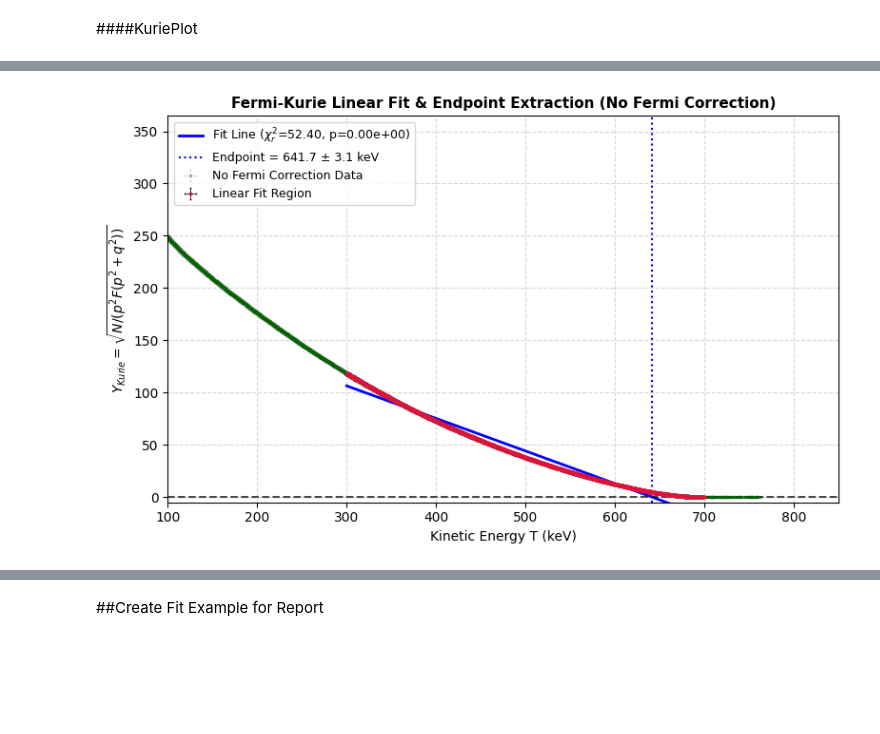
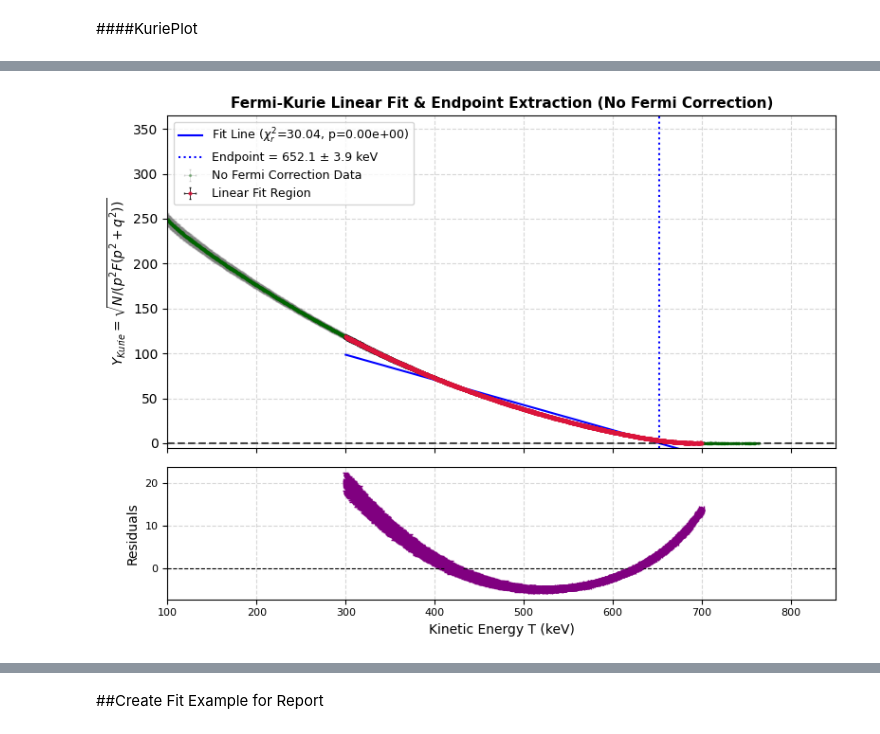
Before and after one commit to BoogyWinterfell/neutrino-mass-lab, a Jupyter notebook: Neutrino_Mass_Workspace_Amir_and_Ben.ipynb, the cells around one changed output, grey strips where cells are left out. Cells and saved outputs as stored; diff of their text form; code cells hidden in the pictures; blank space fills up the shorter version.

```diff
--- a/Neutrino_Mass_Workspace_Amir_and_Ben.ipynb
+++ b/Neutrino_Mass_Workspace_Amir_and_Ben.ipynb
@@ -10,7 +10,7 @@ Keep the path as it is if you are running from google colab, just place the dire
 # Define new local paths
 
 # Where the OriginalMeasurements are. Will be used only once here.
-base_dir = "/content/neutrino-mass-data/OriginalMeasurements"
+base_dir = "/content/"
 
 # Where the csv version of all the measurements will be saved.
 # PAY ATTENTION out_dir is used implicitly over the entire notebook.
@@ -938,10 +969,10 @@ m_err = m_err
 c_val = c
 c_err = c_err
 
-Z_daughter = 81.0
+Z_daughter = 82.0
 A = A_mass = 204.0
-endpoint_kev = 763.4
-rest_mass_kev = 510.99895
+endpoint_kev = 763.76
+rest_mass_kev = 510.99895069
 alpha = fine_structure_constant = 1/137.036
 
 ch_zero = -c_val / m_val
@@ -997,12 +1028,12 @@ def calculate_fermi_function_error(
   dlnp_de = w_kev / (p_kev**2)
   deta_de = -(alpha * z * (rest_mass_kev**2)) / (p_kev**3)
   df_de = f_val * ((2.0 * s - 2.0) * dlnp_de + dlnf_deta * deta_de)
-  error_terms = np.abs(df_de * d_energy_kev)
+  error_terms = np.abs(df_de * d_energy_kev/rest_mass_kev)
   match mode:
         case 'none':
             return 0
         case 'non-relativistic':
-            return deta_de*2*np.pi*((1-np.exp(-2 * np.pi * eta)) - eta*2*np.pi*(np.exp(-2 * np.pi * eta)))/((1-np.exp(-2*np.pi * eta))**2)
+            return deta_de*2*np.pi*((1-np.exp(-2 * np.pi * eta)) - eta*2*np.pi*(np.exp(-2 * np.pi * eta)))/((1-np.exp(-2*np.pi * eta))**2)* d_energy_kev/rest_mass_kev
         case 'relativistic':
             return error_terms
 # %% [markdown]
@@ -1019,14 +1050,15 @@ T_err = np.full_like(T, 9 / np.sqrt(12))  # ORTEC resolution error
 E = 1.0 + T / rest_mass_kev
 p = np.sqrt(np.maximum(E**2 - 1.0, 1e-10))
 E_0 = 1.0 + endpoint_kev / rest_mass_kev
-q = np.maximum(E_0 - E, 0.0)
-S1 = p**2 + q**2
+true_q = np.maximum(E_0 - E, 0.0)
+S1 = p**2 + true_q**2
 
-# --- 2. ODR Fitting and Plotting Function ---
+# --- 2. ODR Fitting and Plotting Function with Residuals Subplot ---
 def fit_and_plot_kurie(T_vals, T_errors, y_vals, y_errors, label, color_data):
     """
     Fits a linear model to the Kurie plot within the 300-700 keV range
-    using ODR, calculates chi-square metrics, and plots the result.
+    using ODR, calculates chi-square metrics, and plots both the main fit
+    and its corresponding residuals.
     """
     start_E, end_E = 300.0, 700.0
     fit_range_mask = (T_vals >= start_E) & (T_vals <= end_E)
@@ -1076,31 +1108,43 @@ def fit_and_plot_kurie(T_vals, T_errors, y_vals, y_errors, label, color_data):
     print(f"Reduced Chi2   = {chi_red:.4f}")
     print(f"p-value        = {p_val:.4e}")
 
-    # Plotting the result
-    plt.figure(figsize=(8, 5))
-    plt.errorbar(T_vals, y_vals, xerr=T_errors, yerr=y_errors, fmt='o', color=color_data,
+    # Create a publication-ready two-panel plot (Fit + Residuals)
+    fig, (ax1, ax2) = plt.subplots(2, 1, figsize=(8, 6), sharex=True, gridspec_kw={'height_ratios': [2.5, 1]})
+
+    # --- Main Plot (ax1) ---
+    ax1.errorbar(T_vals, y_vals, xerr=T_errors, yerr=y_errors, fmt='o', color=color_data,
                  markersize=1.5, ecolor='gray', elinewidth=0.5, capsize=1, alpha=0.3, label=f'{label} Data')
 
     # Highlight the fit region
-    plt.errorbar(T_fit, y_fit, xerr=T_fit_err, yerr=y_fit_err, fmt='o', color='crimson',
+    ax1.errorbar(T_fit, y_fit, xerr=T_fit_err, yerr=y_fit_err, fmt='o', color='crimson',
                  markersize=2, ecolor='black', elinewidth=0.7, capsize=1, alpha=0.8, label='Linear Fit Region')
 
     # Plot fit line
     T_plot = np.linspace(300, 800, 200)
     y_plot = slope * T_plot + intercept
-    plt.plot(T_plot, y_plot, color='blue', linewidth=2,
-             label=f'Fit Line ($\chi^2_r$={chi_red:.2f}, p={p_val:.2e})')
+    ax1.plot(T_plot, y_plot, color='blue', linewidth=1.5,
+             label=rf'Fit Line ($\chi^2_r$={chi_red:.2f}, p={p_val:.2e})')
 
-    plt.axhline(0, color='black', linestyle='--', alpha=0.7)
-    plt.axvline(T_0, color='blue', linestyle=':', label=f'Endpoint = {T_0:.1f} ± {T_0_err:.1f} keV')
+    ax1.axhline(0, color='black', linestyle='--', alpha=0.7)
+    ax1.axvline(T_0, color='blue', linestyle=':', label=f'Endpoint = {T_0:.1f} ± {T_0_err:.1f} keV')
 
-    plt.title(f"Fermi-Kurie Linear Fit & Endpoint Extraction ({label})", fontsize=11, fontweight='bold')
-    plt.ylabel(r"$Y_{Kurie} = \sqrt{N / (p^2 F (p^2+q^2))}$", fontsize=10)
-    plt.xlabel("Kinetic Energy T (keV)", fontsize=10)
-    plt.xlim(100, 850)
-    plt.ylim(-5, max(y_vals) * 1.1)
-    plt.grid(True, linestyle="--", alpha=0.5)
-    plt.legend(fontsize=9)
+    ax1.set_title(f"Fermi-Kurie Linear Fit & Endpoint Extraction ({label})", fontsize=11, fontweight='bold')
+    ax1.set_ylabel(r"$Y_{Kurie} = \sqrt{N / (p^2 F (p^2+q^2))}$", fontsize=10)
+    ax1.set_xlim(100, 850)
+    ax1.set_ylim(-5, max(y_vals) * 1.1)
+    ax1.grid(True, linestyle="--", alpha=0.5)
+    ax1.legend(fontsize=9)
+
+    # --- Residuals Plot (ax2) ---
+    # Plots fit region residuals with custom styling
+    ax2.errorbar(T_fit, residuals, xerr=T_fit_err, yerr=y_fit_err, fmt='o', color='purple',
+                 capsize=2, markersize=3, elinewidth=0.8, label='Residuals')
+    ax2.axhline(0, color='black', linestyle='--', linewidth=0.8)
+    ax2.set_xlabel("Kinetic Energy T (keV)", fontsize=10)
+    ax2.set_ylabel("Residuals", fontsize=10)
+    ax2.grid(True, linestyle="--", alpha=0.5)
+    ax2.tick_params(axis='both', which='major', labelsize=8)
+
     plt.tight_layout()
     plt.show()
 
@@ -1119,12 +1163,26 @@ for mode, color, label in modes:
     F_val = fermi_function(Z_daughter, T, mode)
     F_err = calculate_fermi_function_error(Z_daughter, T, T_err, mode=mode)
 
-    # Calculate Kurie coordinates (incorporating unique first-forbidden shape factor)
+    # Calculate Kurie coordinates (incorporating unique first-forbidden shape factor S1 = p^2 + q^2)
     denom = p**2 * F_val * S1
     y_kurie = np.sqrt(fit_counts_clean / denom)
 
     counts_clean_err = np.sqrt(fit_counts_clean)
-    y_kurie_err = y_kurie * np.sqrt((counts_clean_err / np.maximum(2.0 * fit_counts_clean, 1e-10))**2 + (F_err / (2.0 * np.maximum(F_val, 1e-10)))**2)
+
+    # Analytical partial derivatives of Y with respect to p and q:
+    # dY/dp = -Y * (1/p + p / (p^2 + q^2))
+    # dY/dq = -Y * (q / (p^2 + q^2))
+    dp_dq_err = 2.0 * 9.0 / np.sqrt(12.0)/rest_mass_kev
+
+    dy_dp = (1.0 / np.maximum(p, 1e-10) + p / np.maximum(S1, 1e-10))
+    dy_dq = (true_q / np.maximum(S1, 1e-10))
+
+    # Combine standard error terms with added p and q error terms
+    y_kurie_err = y_kurie * np.sqrt(
+        ((counts_clean_err / np.maximum(2.0 * fit_counts_clean, 1e-10)))**2 +
+        ((F_err / np.maximum(2.0 * F_val, 1e-10)))**2 +
+        ((dy_dp + dy_dq)**2)*(dp_dq_err)**2
+    )
 
     # Fit and plot
     T_0, T_0_err = fit_and_plot_kurie(T, T_err, y_kurie, y_kurie_err, label, color)
@@ -1140,4 +1198,4 @@ Reduced Chi2   = 52.4043
 p-value        = 0.0000e+00
-[figure, old version]
+[figure, new version]
 === Linear Fit to Fermi-Kurie Plot (Non-Relativistic Fermi Correction) ===
 Fit Range      = 300.0 to 700.0 keV
```
Also changed, not shown: parts of 4 cells of this notebook.
